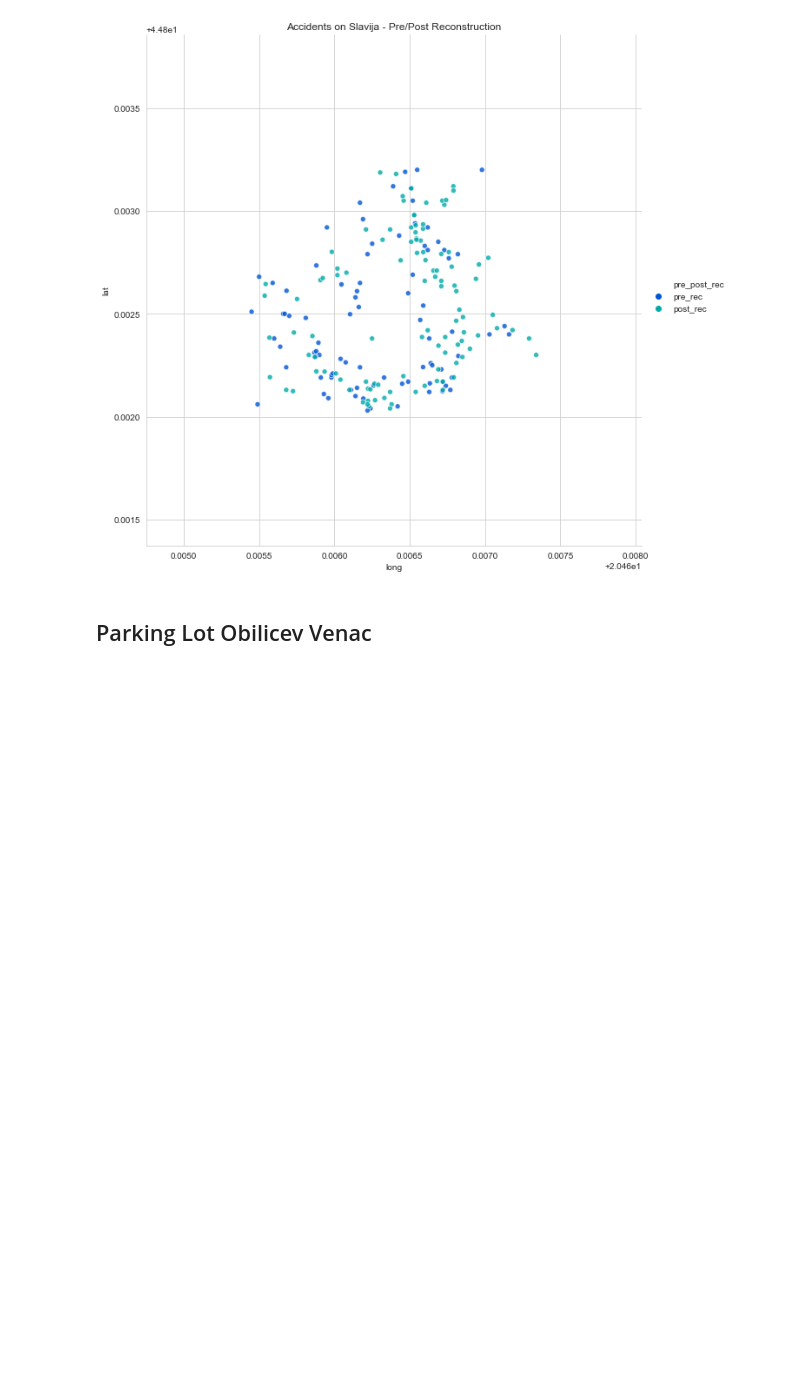
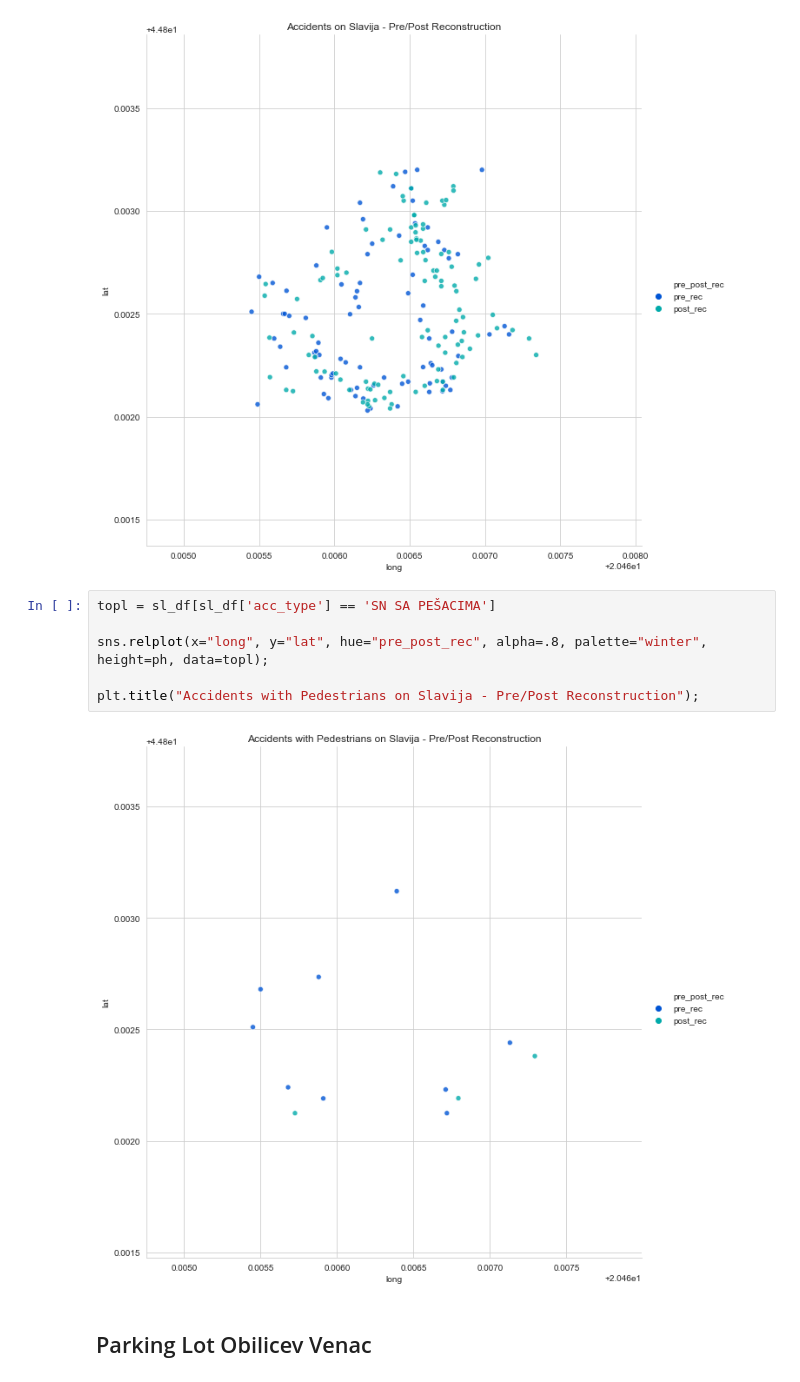
Before and after one commit to BrunnoRicci/traffic-accidents-belgrade, a Jupyter notebook: eda-traffic-belgrade.ipynb, the cells around one changed output. Drawn from its saved outputs; the diff is of its cells as text; blank space fills up the shorter version.

Commit message:
Accidents Pedestrians

```diff
--- a/eda-traffic-belgrade.ipynb
+++ b/eda-traffic-belgrade.ipynb
@@ -379,6 +379,14 @@ sns.relplot(x="long", y="lat", hue="pre_post_rec", alpha=.8, palette="winter", h
 plt.title("Accidents on Slavija - Pre/Post Reconstruction");
 # %% [output]
 [figure]
+# %%
+topl = sl_df[sl_df['acc_type'] == 'SN SA PEŠACIMA']
+
+sns.relplot(x="long", y="lat", hue="pre_post_rec", alpha=.8, palette="winter", height=ph, data=topl);
+
+plt.title("Accidents with Pedestrians on Slavija - Pre/Post Reconstruction");
+# %% [output]
+[figure, added]
 # %% [markdown]
 ## Parking Lot Obilicev Venac
 # %%
```
Also changed, not shown: 2 other files.
